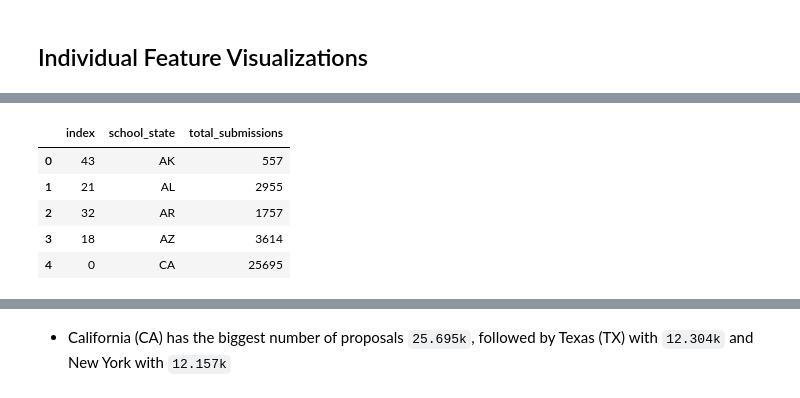
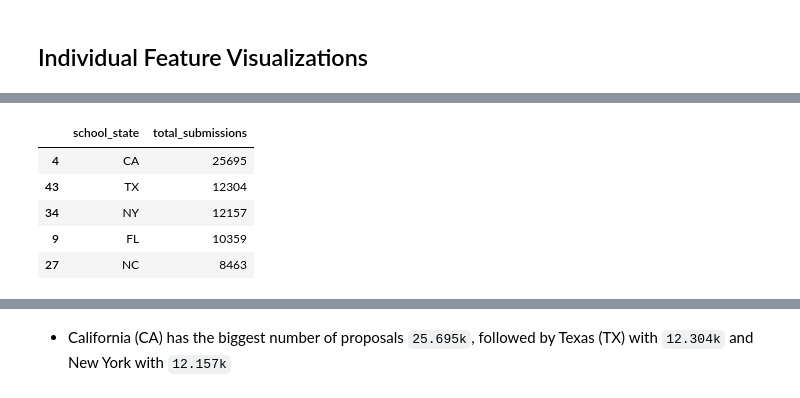
Before and after one commit to ronaldokun/Machine-Learning-Projects, a Jupyter notebook: projects/capstone/capstone.ipynb, the cells around one changed output, grey strips where cells are left out. Drawn from its saved outputs; the diff is of its cells as text; code cells hidden in the pictures.

```diff
--- a/projects/capstone/capstone.ipynb
+++ b/projects/capstone/capstone.ipynb
@@ -292,3 +320,20 @@ price | 26890 | float64
 # %% [markdown]
 ## Individual Feature Visualizations
+# %%
+# Helper function
+
+def agg_count(df: pd.DataFrame, group_field: str)-> pd.DataFrame:
+    """
+    Receives a DataFrame, group by the column group_field
+    aggregate it by size of each of the group field
+
+    Returns a DataFrame with 2 columns: group_fields and counts
+
+    """
+    grouped = df.groupby(group_field, as_index=False).size()
+    grouped = pd.DataFrame(grouped).reset_index()
+    grouped.columns = [group_field, 'count']
+    grouped = grouped.sort_values(by='count', ascending=False)
+
+    return grouped
 # %% [markdown]
@@ -300,14 +361,15 @@ Code for creating map from borrowed from: https://www.kaggle.com/hoonkeng/how-to
 # %%
 # Create a DataFrame to store the sum of submissions by state
+#submitted_by_state = train['school_state'].value_counts().reset_index()
+submitted_by_state = agg_count(train, 'school_state')
 
-submitted_by_state = train['school_state'].value_counts().reset_index()
 submitted_by_state.columns = ['school_state', "total_submissions"]
-submitted_by_state = submitted_by_state.sort_values('school_state').reset_index()
+
 submitted_by_state.head()
 # %% [output]
-|  | index | school_state | total_submissions |
-| 0 | 43 | AK | 557 |
-| 1 | 21 | AL | 2955 |
-| 2 | 32 | AR | 1757 |
-| 3 | 18 | AZ | 3614 |
-| 4 | 0 | CA | 25695 |
+|  | school_state | total_submissions |
+| 4 | CA | 25695 |
+| 43 | TX | 12304 |
+| 34 | NY | 12157 |
+| 9 | FL | 10359 |
+| 27 | NC | 8463 |
```
Also changed, not shown: parts of 88 cells of this notebook, 1 other file.
